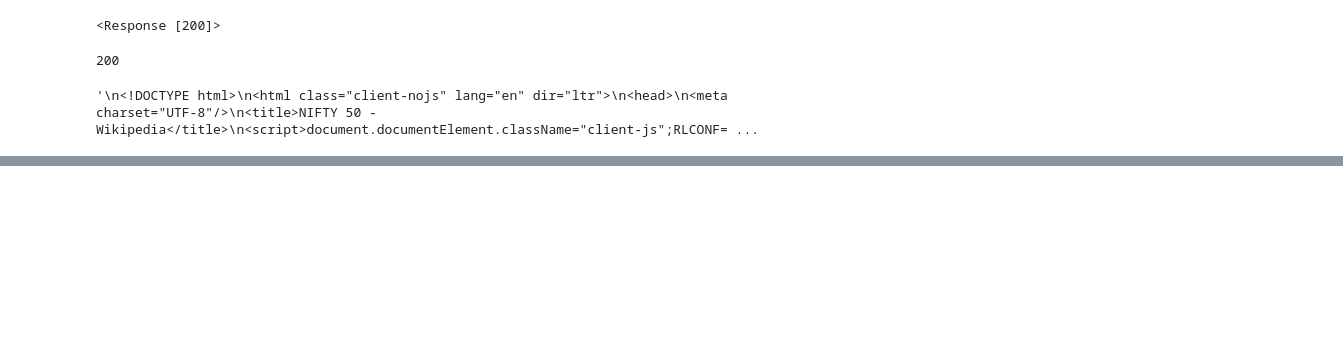
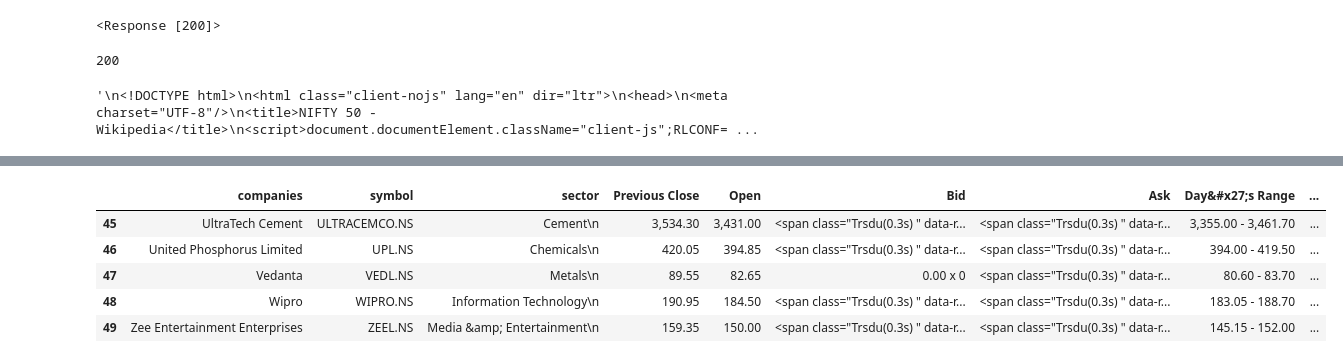
Before and after one commit to jesvin1/WebScraping, a Jupyter notebook: Webscraping_Basics.ipynb, the cells around one changed output, grey strips where cells are left out. Saved outputs shown, nothing was run; the diff lists cells and outputs as text; code cells hidden in the pictures; blank space fills up the shorter version.

```diff
--- a/Webscraping_Basics.ipynb
+++ b/Webscraping_Basics.ipynb
@@ -57,7 +56,7 @@ thirdsplit = secondsplit.split("<td>")
 #print(thirdsplit)
 #print(thirdsplit.split("</td>"))
 
-for i in range(1,150):
+for i in range(1,151):
   if i%3 == 1: #0,3,6
     companylist['companies'].append(thirdsplit[i].split('">')[1].split('</a>')[0])
   if i%3 == 2:
@@ -73,22 +75,27 @@ print(companylist['symbol'])
 # %%
-
+exp = ['52 Week Range','Ask','Bid','Day&#x27;s Range','Earnings Date','Forward Dividend &amp; Yield']
 for company in companylist['symbol']:
 
   url = 'https://finance.yahoo.com/quote/'+company
-  #print(url)
+  print(url)
   request = requests.get(url)
   htmltext = request.text
 
-  exp = ['52 Week Range','Ask','Bid','Day&#x27;s Range','Earnings Date','Forward Dividend &amp; Yield']
+
   for indicator in indicators:
-    #print(indicator)
-    firstsplit = htmltext.split(indicator)
-    secondsplit = firstsplit[1].split("\">")
-    if indicator in exp:
-      thirdsplit = secondsplit[1].split("</td>")
-    else:
-      thirdsplit = secondsplit[2].split("</span>")
-    data = thirdsplit[0]
-    indicators[indicator].append(data)
+    #print(url)
+    try:
+      #print(indicator)
+      firstsplit = htmltext.split(indicator)
+      secondsplit = firstsplit[1].split("\">")
+      if indicator in exp:
+        thirdsplit = secondsplit[1].split("</td>")
+      else:
+        thirdsplit = secondsplit[2].split("</span>")
+      data = thirdsplit[0]
+      indicators[indicator].append(data)
+    except:
+      indicators[indicator].append('NA')
+
 
 #print(indicators)
@@ -113,0 +120,2 @@ indicators['Open']
+# %%
+companylist.update(indicators)
@@ -113,0 +165,11 @@ indicators['Open']
+# %%
+df = pd.DataFrame(companylist)
+# %%
+df.tail()
+# %% [output]
+|  | companies | symbol | sector | Previous Close | Open | Bid | Ask | Day&#x27;s Range | ... |
+| 45 | UltraTech Cement | ULTRACEMCO.NS | Cement\n | 3,534.30 | 3,431.00 | <span class="Trsdu(0.3s) " data-r... | <span class="Trsdu(0.3s) " data-r... | 3,355.00 - 3,461.70 | ... |
+| 46 | United Phosphorus Limited | UPL.NS | Chemicals\n | 420.05 | 394.85 | <span class="Trsdu(0.3s) " data-r... | <span class="Trsdu(0.3s) " data-r... | 394.00 - 419.50 | ... |
+| 47 | Vedanta | VEDL.NS | Metals\n | 89.55 | 82.65 | 0.00 x 0 | <span class="Trsdu(0.3s) " data-r... | 80.60 - 83.70 | ... |
+| 48 | Wipro | WIPRO.NS | Information Technology\n | 190.95 | 184.50 | <span class="Trsdu(0.3s) " data-r... | <span class="Trsdu(0.3s) " data-r... | 183.05 - 188.70 | ... |
+| 49 | Zee Entertainment Enterprises | ZEEL.NS | Media &amp; Entertainment\n | 159.35 | 150.00 | <span class="Trsdu(0.3s) " data-r... | <span class="Trsdu(0.3s) " data-r... | 145.15 - 152.00 | ... |
```
Also changed, not shown: parts of 8 cells of this notebook.
